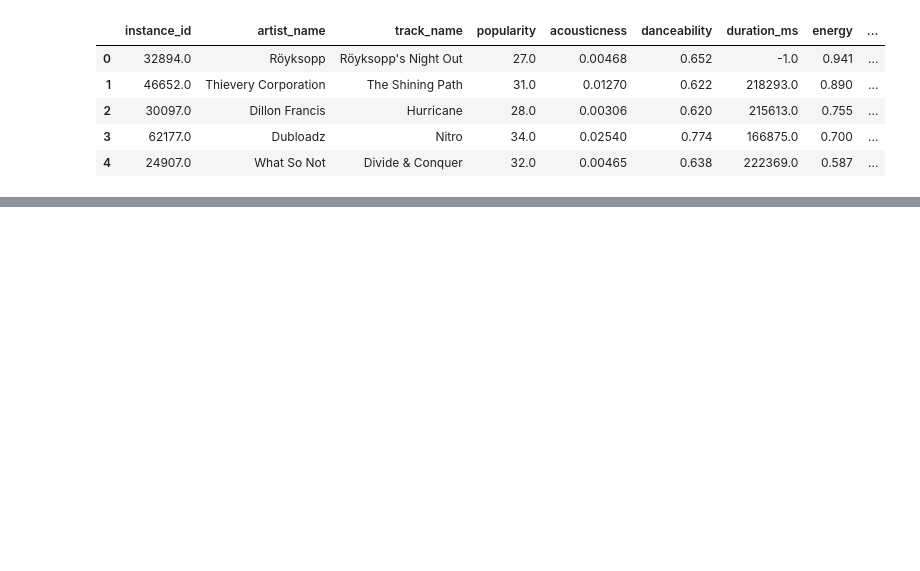
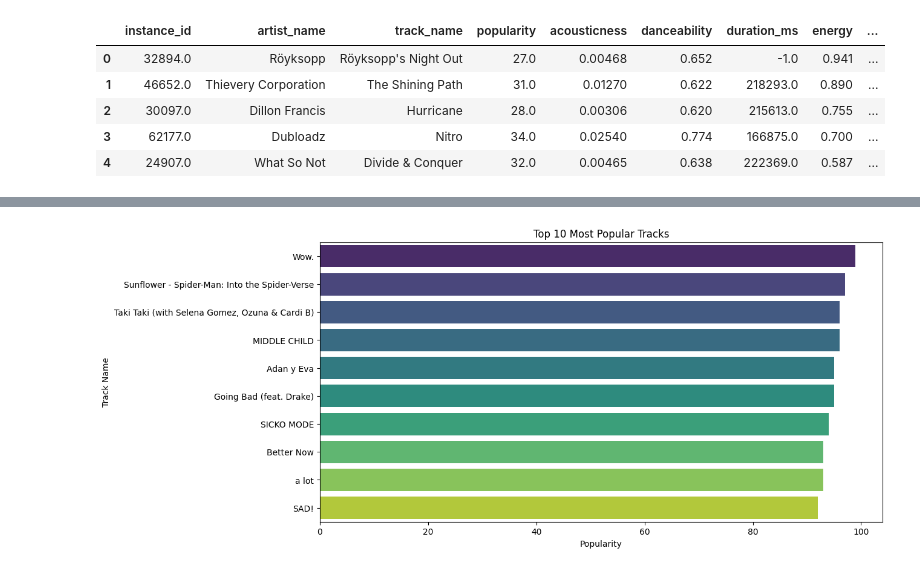
Before and after one commit to walethewave/All-Analysis-on-Music, a Jupyter notebook: mus.ipynb, the cells around one changed output, grey strips where cells are left out. Drawn from its saved outputs; the diff is of its cells as text; code cells hidden in the pictures; blank space fills up the shorter version.

```diff
--- a/mus.ipynb
+++ b/mus.ipynb
@@ -14,0 +182,97 @@ df.head(5)
+# %%
+import pandas as pd
+import matplotlib.pyplot as plt
+import seaborn as sns
+from sklearn.ensemble import RandomForestRegressor
+from sklearn.model_selection import train_test_split
+from sklearn.metrics import mean_squared_error, r2_score
+
+# Read the CSV file into a DataFrame
+df = pd.read_csv('music_genre.csv')
+
+# Display the first few rows of the DataFrame
+print(df.head())
+
+# 1. Top 10 Most Popular Tracks
+top_10_tracks = df.nlargest(10, 'popularity')
+print("Top 10 Most Popular Tracks:\n", top_10_tracks[['artist_name', 'track_name', 'popularity']])
+
+plt.figure(figsize=(12, 6))
+sns.barplot(data=top_10_tracks, x='popularity', y='track_name', palette='viridis')
+plt.title('Top 10 Most Popular Tracks')
+plt.xlabel('Popularity')
+plt.ylabel('Track Name')
+plt.show()
+
+# 2. Average Popularity by Genre (if genre column exists)
+if 'genre' in df.columns:
+    avg_popularity_by_genre = df.groupby('genre')['popularity'].mean().sort_values(ascending=False)
+    plt.figure(figsize=(14, 8))
+    avg_popularity_by_genre.plot(kind='bar')
+    plt.title('Average Popularity by Genre')
+    plt.xlabel('Genre')
+    plt.ylabel('Average Popularity')
+    plt.xticks(rotation=45)
+    plt.show()
+
+# 3. Distribution of Danceability
+plt.figure(figsize=(10, 6))
+sns.histplot(df['danceability'], kde=True)
+plt.title('Distribution of Danceability')
+plt.xlabel('Danceability')
+plt.ylabel('Frequency')
+plt.show()
+
+# 4. Top Artists by Number of Tracks
+top_artists_by_tracks = df['artist_name'].value_counts().head(10)
+plt.figure(figsize=(12, 6))
+top_artists_by_tracks.plot(kind='bar')
+plt.title('Top 10 Artists by Number of Tracks')
+plt.xlabel('Artist Name')
+plt.ylabel('Number of Tracks')
+plt.xticks(rotation=45)
+plt.show()
+
+# 5. Comparison of Features by Popularity Quartiles
+df['popularity_quartile'] = pd.qcut(df['popularity'], 4, labels=['Low', 'Medium', 'High', 'Very High'])
+features = ['danceability', 'energy', 'liveness', 'loudness', 'acousticness', 'instrumentalness']
+for feature in features:
+    plt.figure(figsize=(10, 6))
+    sns.boxplot(x='popularity_quartile', y=feature, data=df)
+    plt.title(f'{feature.capitalize()} by Popularity Quartiles')
+    plt.xlabel('Popularity Quartile')
+    plt.ylabel(feature.capitalize())
+    plt.show()
+
+# 6. Feature Importance for Popularity
+X = df[['danceability', 'energy', 'liveness', 'loudness', 'acousticness', 'instrumentalness']].dropna()
+y = df['popularity'].loc[X.index]
+
+X_train, X_test, y_train, y_test = train_test_split(X, y, test_size=0.2, random_state=42)
+model = RandomForestRegressor()
+model.fit(X_train, y_train)
+y_pred = model.predict(X_test)
+
+print("Feature Importance:\n", dict(zip(X.columns, model.feature_importances_)))
+print("Mean Squared Error:", mean_squared_error(y_test, y_pred))
+print("R2 Score:", r2_score(y_test, y_pred))
+
+plt.figure(figsize=(10, 6))
+sns.barplot(x=model.feature_importances_, y=X.columns)
+plt.title('Feature Importance for Popularity')
+plt.xlabel('Importance')
+plt.ylabel('Feature')
+plt.show()
+
+# 7. Time Series Analysis (if release date column exists)
+if 'release_date' in df.columns:
+    df['release_date'] = pd.to_datetime(df['release_date'])
+    df.set_index('release_date', inplace=True)
+    monthly_avg_popularity = df['popularity'].resample('M').mean()
+    plt.figure(figsize=(14, 8))
+    monthly_avg_popularity.plot()
+    plt.title('Average Popularity Over Time')
+    plt.xlabel('Date')
+    plt.ylabel('Average Popularity')
+    plt.show()
+# %% [output]
@@ -14,0 +299 @@ df.head(5)
+[figure, added]
```
Also changed, not shown: parts of 4 cells of this notebook, 1 other file.
